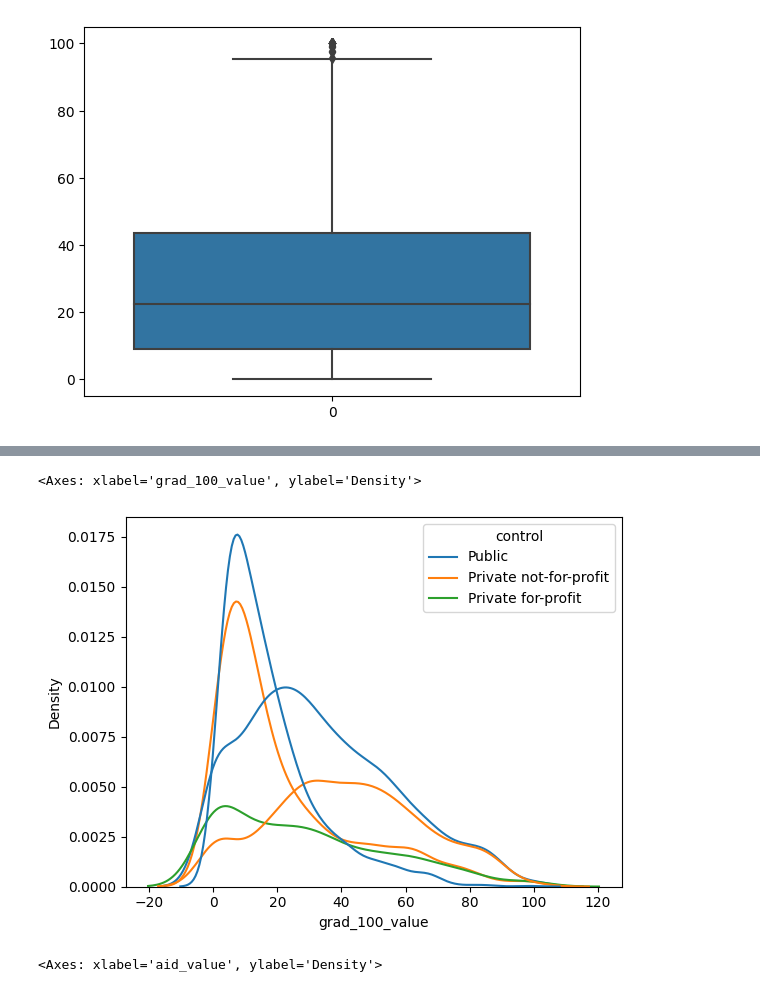
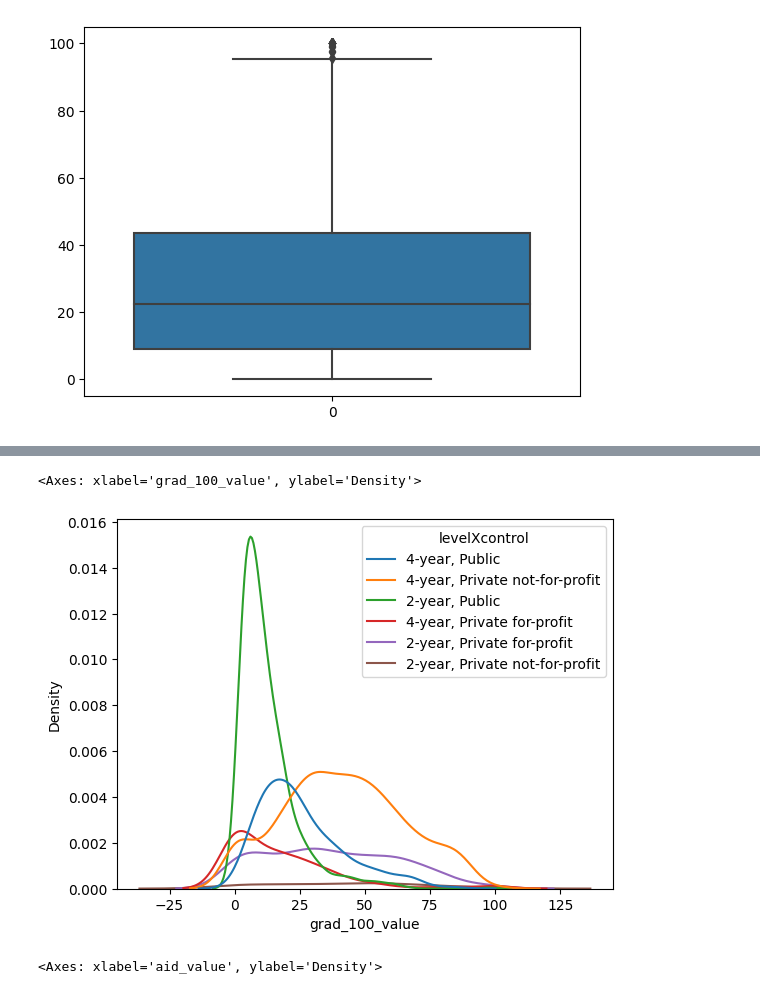
Before and after one commit to ToriStoner/assignment2, a Jupyter notebook: assignment2.ipynb, the cells around one changed output, grey strips where cells are left out. Drawn from its saved outputs; the diff is of its cells as text; code cells hidden in the pictures.

```diff
--- a/assignment2.ipynb
+++ b/assignment2.ipynb
@@ -270,14 +308,14 @@ df.loc[:,[group,var]].groupby(group).describe()
 # %%
 #6
 df['levelXcontrol']=df['level']+', '+df['control']
 var1 = 'grad_100_value'
 cat1 = 'level'
 cat2 = 'control'
-sns.kdeplot(data=df, x= var1, hue=cat1)
-sns.kdeplot(data=df, x=var1, hue=cat2)
+sns.kdeplot(data=df, x= var1, hue='levelXcontrol')
+#4 year, private not-for-profit have the best graduation rates
 # %% [output]
 <Axes: xlabel='grad_100_value', ylabel='Density'>
-[figure, old version]
+[figure, new version]
 # %%
 #7
 var='aid_value'
```
Also changed, not shown: parts of 11 cells of this notebook.
